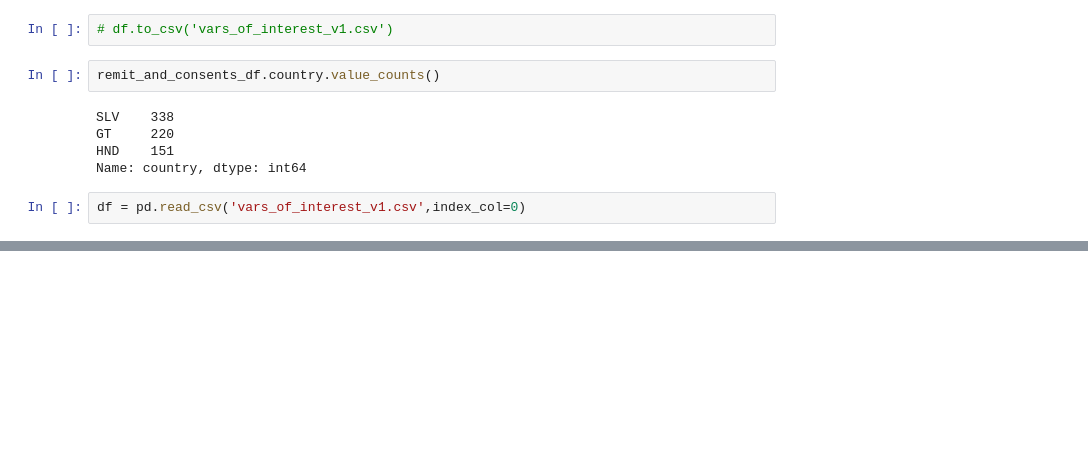
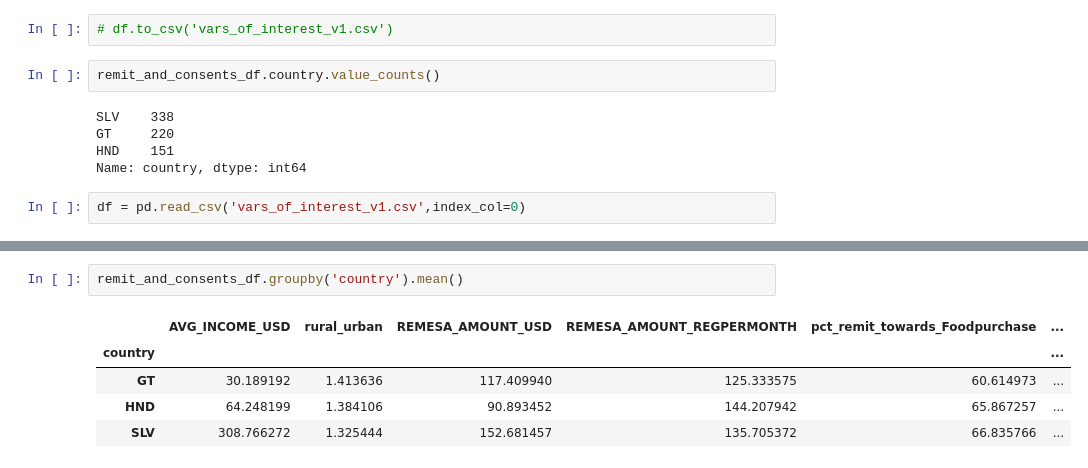
Before and after one commit to Shakes-tzd/DispellingMythsAboutRemittances, a Jupyter notebook: python_notebooks/00-data-tables.ipynb, the cells around one changed output, grey strips where cells are left out. Cells and saved outputs as stored; diff of their text form; blank space fills up the shorter version.

```diff
--- a/python_notebooks/00-data-tables.ipynb
+++ b/python_notebooks/00-data-tables.ipynb
@@ -545,0 +447,8 @@ remit_and_consents_df.to_csv('vis_vars_v1.csv')
+# %%
+remit_and_consents_df.groupby('country').mean()
+# %% [output]
+|  | AVG_INCOME_USD | rural_urban | REMESA_AMOUNT_USD | REMESA_AMOUNT_REGPERMONTH | pct_remit_towards_Foodpurchase | ... |
+| country |  |  |  |  |  | ... |
+| GT | 30.189192 | 1.413636 | 117.409940 | 125.333575 | 60.614973 | ... |
+| HND | 64.248199 | 1.384106 | 90.893452 | 144.207942 | 65.867257 | ... |
+| SLV | 308.766272 | 1.325444 | 152.681457 | 135.705372 | 66.835766 | ... |
```
Also changed, not shown: parts of 25 cells of this notebook, 3 other files.
